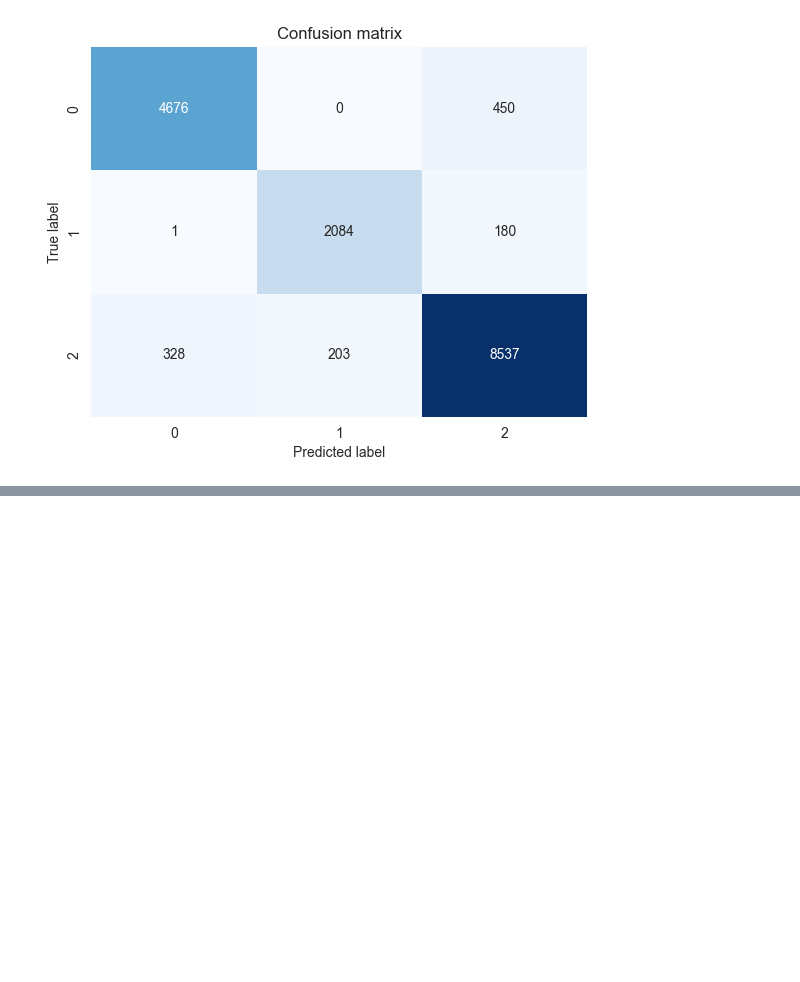
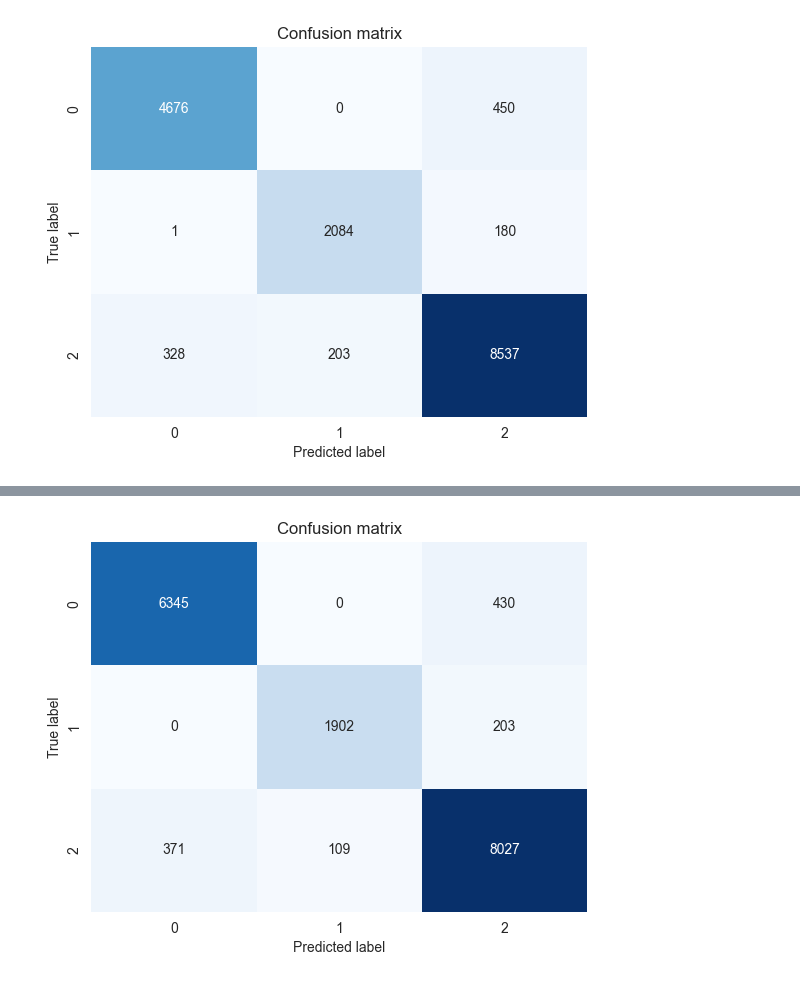
Before and after one commit to zurfil/DataSciencePortfolio, a Jupyter notebook: FIFA/classification.ipynb, the cells around one changed output, grey strips where cells are left out. Cells and saved outputs as stored; diff of their text form; code cells hidden in the pictures; blank space fills up the shorter version.

Commit message:
+ hyper-param tuning for classification

```diff
--- a/FIFA/classification.ipynb
+++ b/FIFA/classification.ipynb
@@ -137,3 +138,21 @@ plt.title("Confusion matrix")
 plt.show();
 # %% [output]
 [figure]
+# %%
+from sklearn.model_selection import RandomizedSearchCV, cross_val_score
+
+param_dist = {
+    "n_estimators": [int(x) for x in np.linspace(start=200, stop=1600, num=100)],
+    "max_depth": [int(x) for x in np.linspace(10, 70, num=10)]
+}
+
+random_search = RandomizedSearchCV(rfc, param_distributions=param_dist, n_iter=3, cv=4, verbose=2, random_state=42, n_jobs=-1)
+
+random_search.fit(X_train, y_train)
+
+print("Best Hyperparameters: ", random_search.best_params_)
+
+best_rfc = random_search.best_estimator_
+cv_scores = cross_val_score(best_rfc, X_train, y_train, cv=4)
+print(f"Cross-Validation Scores: {cv_scores}")
+print(f"Mean CV Score: {np.mean(cv_scores):.2f}%")
@@ -139,0 +164,2 @@ plt.show();
+# %%
+best_rfc.fit(X_train, y_train)
@@ -139,0 +168,8 @@ plt.show();
+# %%
+y_pred = best_rfc.predict(X_test)
+
+best_rfc_accuracy = accuracy_score(y_test, y_pred)
+print(f"Accuracy: {best_rfc_accuracy: .2f}")
+
+print("Classification report:")
+print(classification_report(y_test, y_pred))
@@ -139,0 +188,9 @@ plt.show();
+# %%
+conf_matrix = confusion_matrix(y_test, y_pred)
+sns.heatmap(conf_matrix, annot=True, fmt="d", cmap="Blues", cbar=False)
+plt.xlabel("Predicted label")
+plt.ylabel("True label")
+plt.title("Confusion matrix")
+plt.show();
+# %% [output]
+[figure, added]
```
Also changed, not shown: parts of 6 cells of this notebook.
